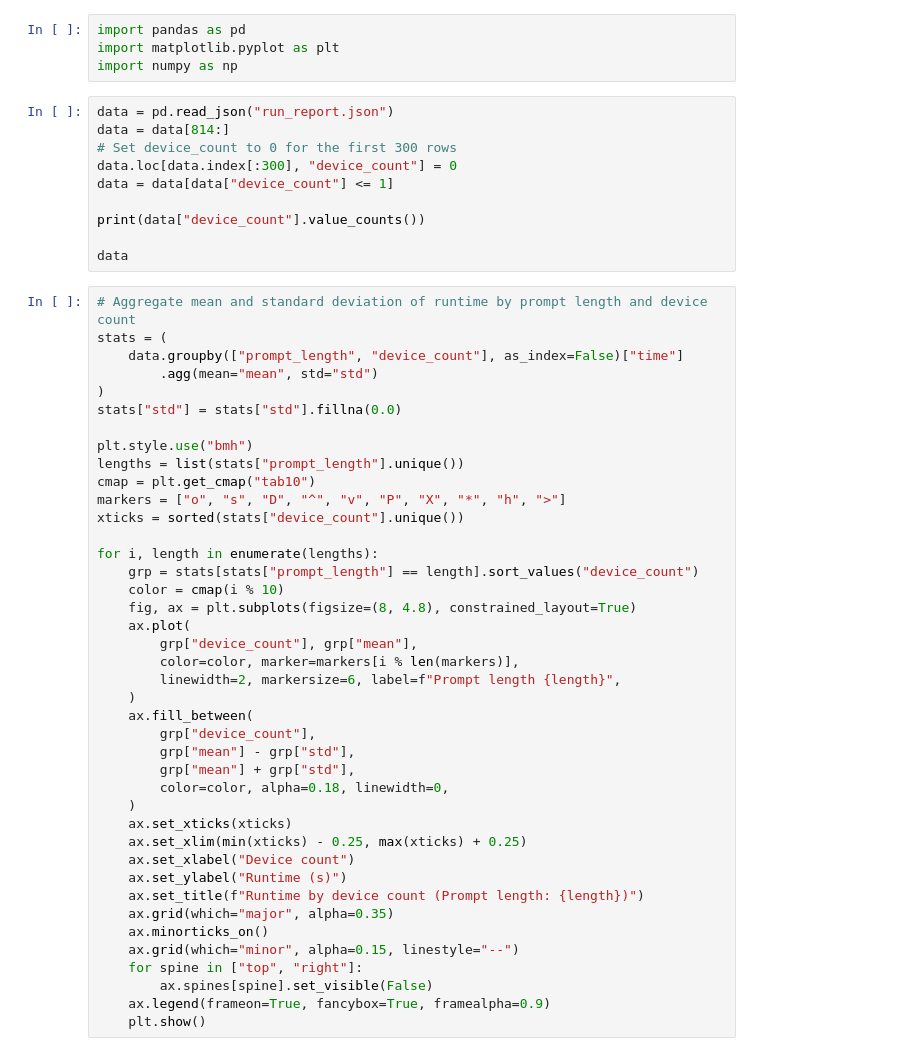
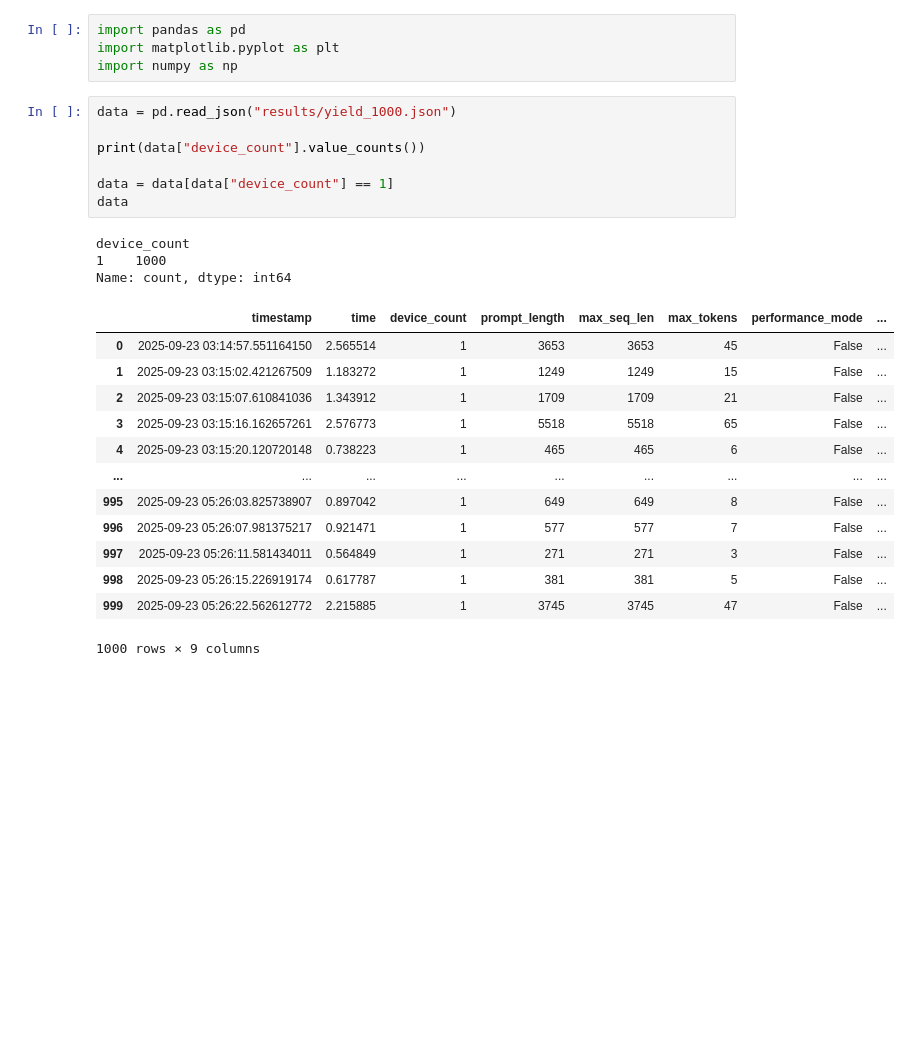
Before and after one commit to Dogacel/Uniference, a Jupyter notebook: notebooks/profiling_overhead.ipynb, the cells around one changed output. Saved outputs shown, nothing was run; the diff lists cells and outputs as text; blank space fills up the shorter version.

```diff
--- a/notebooks/profiling_overhead.ipynb
+++ b/notebooks/profiling_overhead.ipynb
@@ -3,53 +3,26 @@ import pandas as pd
 import matplotlib.pyplot as plt
 import numpy as np
 # %%
-data = pd.read_json("run_report.json")
-data = data[814:]
-# Set device_count to 0 for the first 300 rows
-data.loc[data.index[:300], "device_count"] = 0
-data = data[data["device_count"] <= 1]
+data = pd.read_json("results/yield_1000.json")
 
 print(data["device_count"].value_counts())
 
+data = data[data["device_count"] == 1]
 data
+# %% [output]
+device_count
+1    1000
+Name: count, dtype: int64
+|  | timestamp | time | device_count | prompt_length | max_seq_len | max_tokens | performance_mode | ... |
+| 0 | 2025-09-23 03:14:57.551164150 | 2.565514 | 1 | 3653 | 3653 | 45 | False | ... |
+| 1 | 2025-09-23 03:15:02.421267509 | 1.183272 | 1 | 1249 | 1249 | 15 | False | ... |
+| 2 | 2025-09-23 03:15:07.610841036 | 1.343912 | 1 | 1709 | 1709 | 21 | False | ... |
+| 3 | 2025-09-23 03:15:16.162657261 | 2.576773 | 1 | 5518 | 5518 | 65 | False | ... |
+| 4 | 2025-09-23 03:15:20.120720148 | 0.738223 | 1 | 465 | 465 | 6 | False | ... |
+| ... | ... | ... | ... | ... | ... | ... | ... | ... |
+| 995 | 2025-09-23 05:26:03.825738907 | 0.897042 | 1 | 649 | 649 | 8 | False | ... |
+| 996 | 2025-09-23 05:26:07.981375217 | 0.921471 | 1 | 577 | 577 | 7 | False | ... |
+| 997 | 2025-09-23 05:26:11.581434011 | 0.564849 | 1 | 271 | 271 | 3 | False | ... |
+| 998 | 2025-09-23 05:26:15.226919174 | 0.617787 | 1 | 381 | 381 | 5 | False | ... |
+| 999 | 2025-09-23 05:26:22.562612772 | 2.215885 | 1 | 3745 | 3745 | 47 | False | ... |
+1000 rows × 9 columns
-# %%
-# Aggregate mean and standard deviation of runtime by prompt length and device count
-stats = (
-    data.groupby(["prompt_length", "device_count"], as_index=False)["time"]
-        .agg(mean="mean", std="std")
-)
-stats["std"] = stats["std"].fillna(0.0)
-
-plt.style.use("bmh")
-lengths = list(stats["prompt_length"].unique())
-cmap = plt.get_cmap("tab10")
-markers = ["o", "s", "D", "^", "v", "P", "X", "*", "h", ">"]
-xticks = sorted(stats["device_count"].unique())
-
-for i, length in enumerate(lengths):
-    grp = stats[stats["prompt_length"] == length].sort_values("device_count")
-    color = cmap(i % 10)
-    fig, ax = plt.subplots(figsize=(8, 4.8), constrained_layout=True)
-    ax.plot(
-        grp["device_count"], grp["mean"],
-        color=color, marker=markers[i % len(markers)],
-        linewidth=2, markersize=6, label=f"Prompt length {length}",
-    )
-    ax.fill_between(
-        grp["device_count"],
-        grp["mean"] - grp["std"],
-        grp["mean"] + grp["std"],
-        color=color, alpha=0.18, linewidth=0,
-    )
-    ax.set_xticks(xticks)
-    ax.set_xlim(min(xticks) - 0.25, max(xticks) + 0.25)
-    ax.set_xlabel("Device count")
-    ax.set_ylabel("Runtime (s)")
-    ax.set_title(f"Runtime by device count (Prompt length: {length})")
-    ax.grid(which="major", alpha=0.35)
-    ax.minorticks_on()
-    ax.grid(which="minor", alpha=0.15, linestyle="--")
-    for spine in ["top", "right"]:
-        ax.spines[spine].set_visible(False)
-    ax.legend(frameon=True, fancybox=True, framealpha=0.9)
-    plt.show()
```
Also changed, not shown: parts of 6 cells of this notebook, 9 other files.
